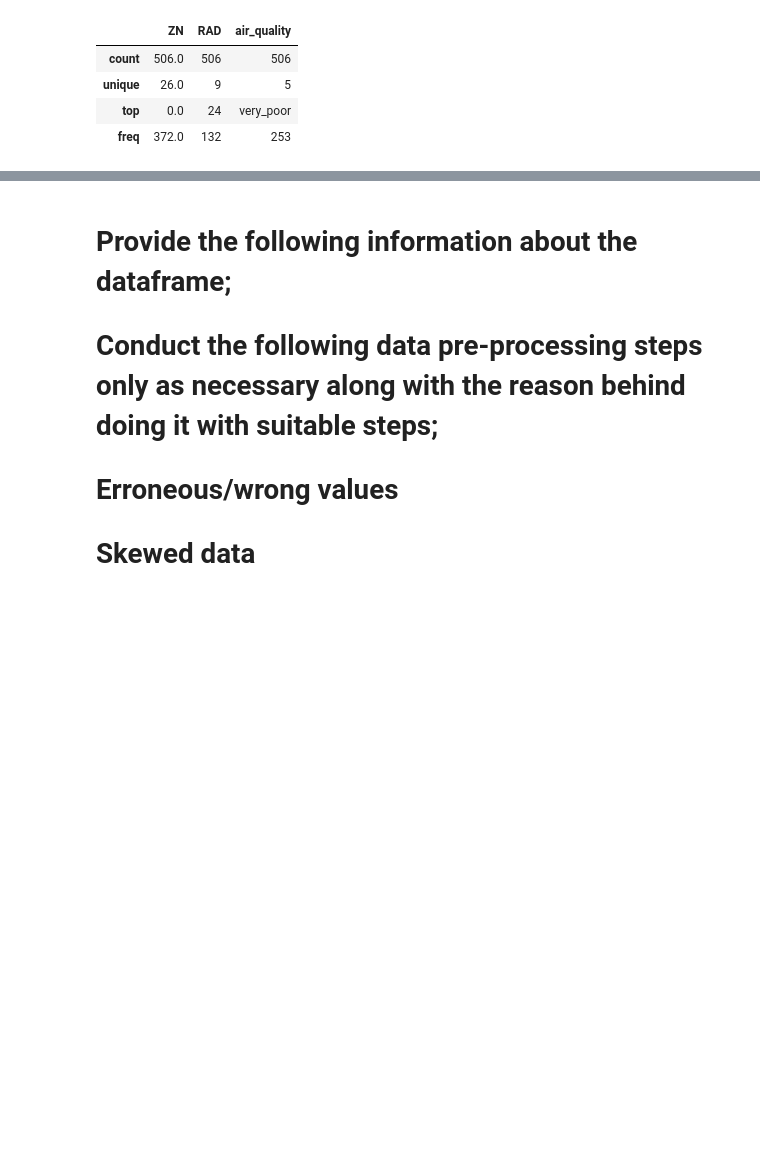
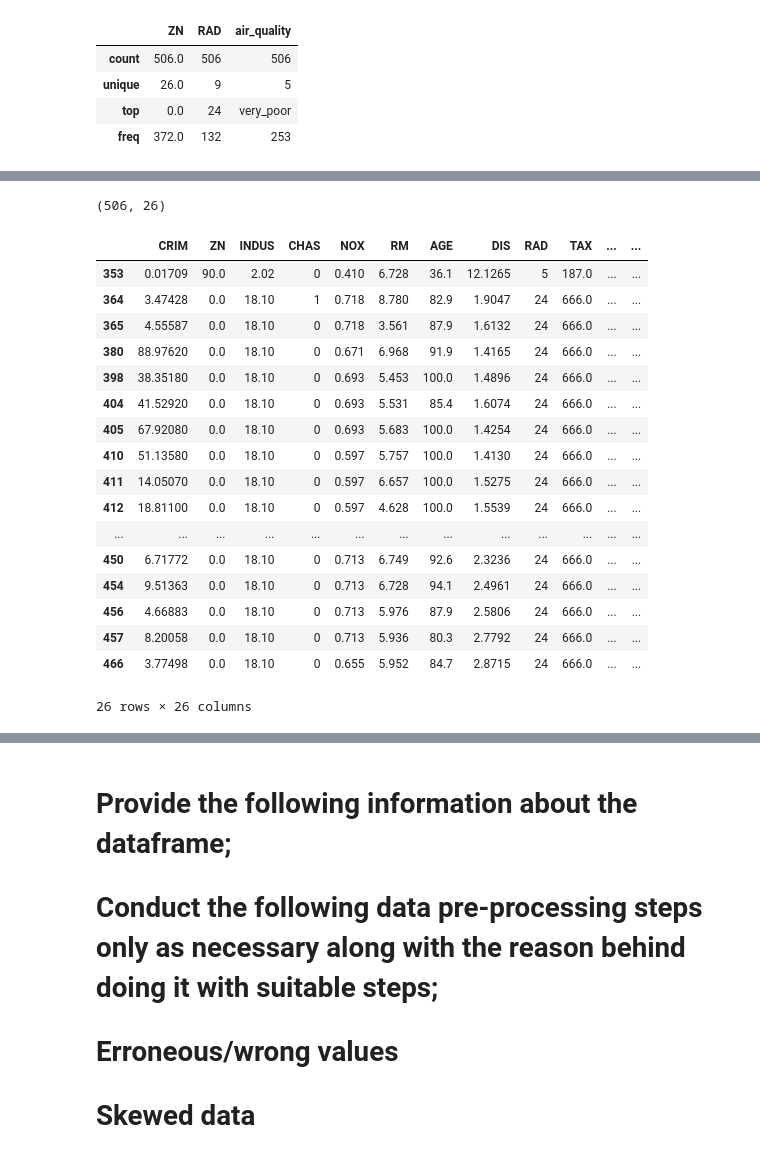
Before and after one commit to goswamimohit/Housing-, a Jupyter notebook: housing-eda.ipynb, the cells around one changed output, grey strips where cells are left out. Cells and saved outputs as stored; diff of their text form; code cells hidden in the pictures; blank space fills up the shorter version.

```diff
--- a/housing-eda.ipynb
+++ b/housing-eda.ipynb
@@ -230,3 +235,9 @@ housing.describe(include='category')
 | unique | 26.0 | 9 | 5 |
 | top | 0.0 | 24 | very_poor |
 | freq | 372.0 | 132 | 253 |
+# %%
+housing1 = housing.copy(deep=True)
+for var in ('CRIM','INDUS','CHAS','RM','AGE','DIS','TAX','PTRATIO','B','LSTAT','MEDV'):
+    zscore = (housing1[var] - housing1[var].mean()) / housing1[var].std()
+    housing1[f"zscore_{var}"] = zscore
+housing1.sample(5, random_state=1)
@@ -232,0 +297,37 @@ housing.describe(include='category')
+# %%
+housing1.shape
+# %% [output]
+(506, 26)
+# %%
+ cond = (
+(housing1.zscore_CRIM.abs() > 3) |
+(housing1.zscore_INDUS.abs() > 3) |
+(housing1.zscore_CHAS.abs() > 4)|
+(housing1.zscore_RM.abs() > 3.5) |
+(housing1.zscore_AGE.abs() > 3) |
+(housing1.zscore_DIS.abs() > 3.5)|
+(housing1.zscore_TAX.abs() > 4)|
+(housing1.zscore_PTRATIO.abs() > 4) |
+(housing1.zscore_B.abs() > 3.5) |
+(housing1.zscore_LSTAT.abs() > 4)|
+(housing1.zscore_MEDV.abs() > 4))
+housing1[cond]
+# %% [output]
+|  | CRIM | ZN | INDUS | CHAS | NOX | RM | AGE | DIS | RAD | TAX | ... | ... |
+| 353 | 0.01709 | 90.0 | 2.02 | 0 | 0.410 | 6.728 | 36.1 | 12.1265 | 5 | 187.0 | ... | ... |
+| 364 | 3.47428 | 0.0 | 18.10 | 1 | 0.718 | 8.780 | 82.9 | 1.9047 | 24 | 666.0 | ... | ... |
+| 365 | 4.55587 | 0.0 | 18.10 | 0 | 0.718 | 3.561 | 87.9 | 1.6132 | 24 | 666.0 | ... | ... |
+| 380 | 88.97620 | 0.0 | 18.10 | 0 | 0.671 | 6.968 | 91.9 | 1.4165 | 24 | 666.0 | ... | ... |
+| 398 | 38.35180 | 0.0 | 18.10 | 0 | 0.693 | 5.453 | 100.0 | 1.4896 | 24 | 666.0 | ... | ... |
+| 404 | 41.52920 | 0.0 | 18.10 | 0 | 0.693 | 5.531 | 85.4 | 1.6074 | 24 | 666.0 | ... | ... |
+| 405 | 67.92080 | 0.0 | 18.10 | 0 | 0.693 | 5.683 | 100.0 | 1.4254 | 24 | 666.0 | ... | ... |
+| 410 | 51.13580 | 0.0 | 18.10 | 0 | 0.597 | 5.757 | 100.0 | 1.4130 | 24 | 666.0 | ... | ... |
+| 411 | 14.05070 | 0.0 | 18.10 | 0 | 0.597 | 6.657 | 100.0 | 1.5275 | 24 | 666.0 | ... | ... |
+| 412 | 18.81100 | 0.0 | 18.10 | 0 | 0.597 | 4.628 | 100.0 | 1.5539 | 24 | 666.0 | ... | ... |
+| ... | ... | ... | ... | ... | ... | ... | ... | ... | ... | ... | ... | ... |
+| 450 | 6.71772 | 0.0 | 18.10 | 0 | 0.713 | 6.749 | 92.6 | 2.3236 | 24 | 666.0 | ... | ... |
+| 454 | 9.51363 | 0.0 | 18.10 | 0 | 0.713 | 6.728 | 94.1 | 2.4961 | 24 | 666.0 | ... | ... |
+| 456 | 4.66883 | 0.0 | 18.10 | 0 | 0.713 | 5.976 | 87.9 | 2.5806 | 24 | 666.0 | ... | ... |
+| 457 | 8.20058 | 0.0 | 18.10 | 0 | 0.713 | 5.936 | 80.3 | 2.7792 | 24 | 666.0 | ... | ... |
+| 466 | 3.77498 | 0.0 | 18.10 | 0 | 0.655 | 5.952 | 84.7 | 2.8715 | 24 | 666.0 | ... | ... |
+26 rows × 26 columns
```
Also changed, not shown: parts of 20 cells of this notebook.
